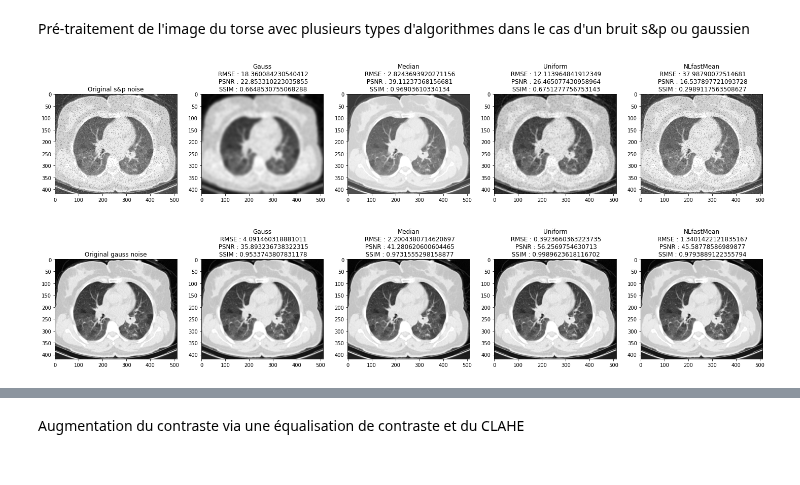
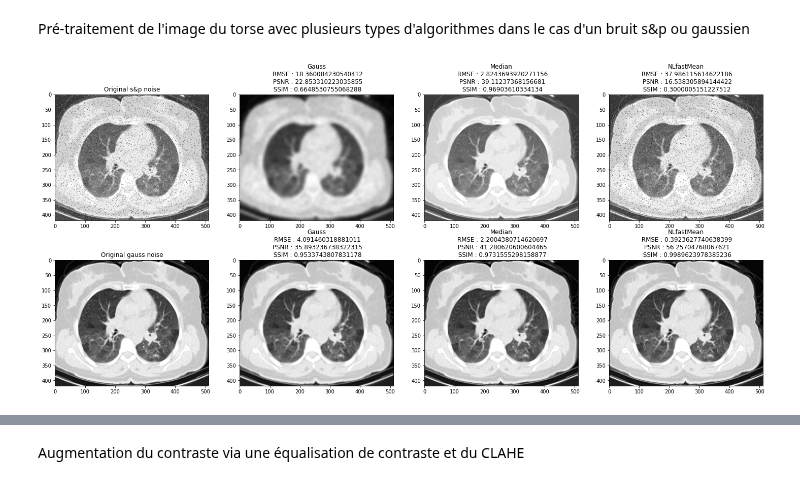
Before and after one commit to MulArt/Medical_Imaging, a Jupyter notebook: Pretraitement.ipynb, the cells around one changed output, grey strips where cells are left out. Saved outputs shown, nothing was run; the diff lists cells and outputs as text; code cells hidden in the pictures.

```diff
--- a/Pretraitement.ipynb
+++ b/Pretraitement.ipynb
@@ -137,10 +137,6 @@ original=cv2.imread("Torse.png", 0)
 noise1 = estimate_sigma(img1)
 noise2 = estimate_sigma(img2)
 
-# Application d'un filtre uniforme
-uniform_filtered_img1 = ndimage.uniform_filter(img1, size=5)
-uniform_filtered_img2 = ndimage.uniform_filter(img2, size=1)
-
 # Application d'un filtre gaussien
 # Le filtre gaussian effectue une moyenne pondérée des valeurs du voisinage avec des poids élevés vers le centre puis qui diminue en s'écartant.
 blurred_img1 = ndimage.gaussian_filter(img1, sigma=noise1)
@@ -153,16 +149,14 @@ median_img2 = ndimage.median_filter(img2, 3)
 
 # Application d'un filtre moyen non local
 # Fonction filtre nl_means : Prend le moyenne de l'ensemble des patchs de l'image, puis les pondère en fonction de la ressemblance avec le pixel cible
-dst1 = denoise_nl_means(img1, patch_size=3)
-dst2 = denoise_nl_means(img2, patch_size=3)
+dst1 = denoise_nl_means(img1)
+dst2 = denoise_nl_means(img2)
 
 # Calcul du RMSE pour l'ensemble des images filtrées
 RMSE_gauss1=RMSE(original, blurred_img1)
 RMSE_gauss2=RMSE(original, blurred_img2)
 RMSE_med1=RMSE(original, median_img1)
 RMSE_med2=RMSE(original, median_img2)
-RMSE_uni1=RMSE(original, uniform_filtered_img1)
-RMSE_uni2=RMSE(original, uniform_filtered_img2)
 RMSE_dst1=RMSE(original, dst1)
 RMSE_dst2=RMSE(original, dst2)
 
@@ -171,58 +165,48 @@ ssim_gauss1=ssim(original,blurred_img1)
 ssim_gauss2=ssim(original,blurred_img2)
 ssim_med1=ssim(original,median_img1)
 ssim_med2=ssim(original,median_img2)
-ssim_uni1=ssim(original,uniform_filtered_img1)
-ssim_uni2=ssim(original,uniform_filtered_img2)
 ssim_dst1=ssim(original,dst1)
 ssim_dst2=ssim(original,dst2)
 
 # Affichage de l'ensemble des images avec les métriques
 fig = plt.figure()
 fig.set_figheight(11)
 fig.set_figwidth(25)
 
-fig.add_subplot(2,5,1)
+fig.add_subplot(2,4,1)
 plt.imshow(img1, cmap='gray')
 plt.title('Original s&p noise')
 
-fig.add_subplot(2,5,2)
+fig.add_subplot(2,4,2)
 plt.imshow(blurred_img1, cmap='gray')
 plt.title("Gauss\n RMSE : {}\n PSNR : {}\n SSIM : {}".format(RMSE_gauss1,PSNR(original,blurred_img1),ssim_gauss1))
 
-fig.add_subplot(2,5,3)
+fig.add_subplot(2,4,3)
 plt.imshow(median_img1, cmap='gray')
 plt.title("Median\n RMSE : {}\n PSNR : {}\n SSIM : {}".format(RMSE_med1,PSNR(original,median_img1),ssim_med1))
 
-fig.add_subplot(2,5,4)
-plt.imshow(uniform_filtered_img1, cmap='gray')
-plt.title("Uniform\n RMSE : {}\n PSNR : {}\n SSIM : {}".format(RMSE_uni1,PSNR(original,uniform_filtered_img1),ssim_uni1))
-
-fig.add_subplot(2,5,5)
+fig.add_subplot(2,4,4)
 plt.imshow(dst1, cmap='gray')
 plt.title("NLfastMean\n RMSE : {}\n PSNR : {}\n SSIM : {}".format(RMSE_dst1,PSNR(original,dst1),ssim_dst1))
 
-fig.add_subplot(2,5,6)
+fig.add_subplot(2,4,5)
 plt.imshow(img2, cmap='gray')
 plt.title('Original gauss noise')
 
-fig.add_subplot(2,5,7)
+fig.add_subplot(2,4,6)
 plt.imshow(blurred_img2, cmap='gray')
 plt.title("Gauss\n RMSE : {}\n PSNR : {}\n SSIM : {}".format(RMSE_gauss2,PSNR(original,blurred_img2),ssim_gauss2))
 
-fig.add_subplot(2,5,8)
+fig.add_subplot(2,4,7)
 plt.imshow(median_img2, cmap='gray')
 plt.title("Median\n RMSE : {}\n PSNR : {}\n SSIM : {}".format(RMSE_med2,PSNR(original,median_img2),ssim_med2))
 
-fig.add_subplot(2,5,9)
-plt.imshow(uniform_filtered_img2, cmap='gray')
-plt.title("Uniform\n RMSE : {}\n PSNR : {}\n SSIM : {}".format(RMSE_uni2,PSNR(original,uniform_filtered_img2),ssim_uni2))
-
-fig.add_subplot(2,5,10)
+fig.add_subplot(2,4,8)
 plt.imshow(dst2, cmap='gray')
 plt.title("NLfastMean\n RMSE : {}\n PSNR : {}\n SSIM : {}".format(RMSE_dst2,PSNR(original,dst2),ssim_dst2))
 plt.show()
 # %% [output]
-[figure, old version]
+[figure, new version]
 # %%
 from skimage import io, img_as_ubyte
 import matplotlib.pyplot as plt
```
Also changed, not shown: parts of 1 cell of this notebook, 2 other files.
